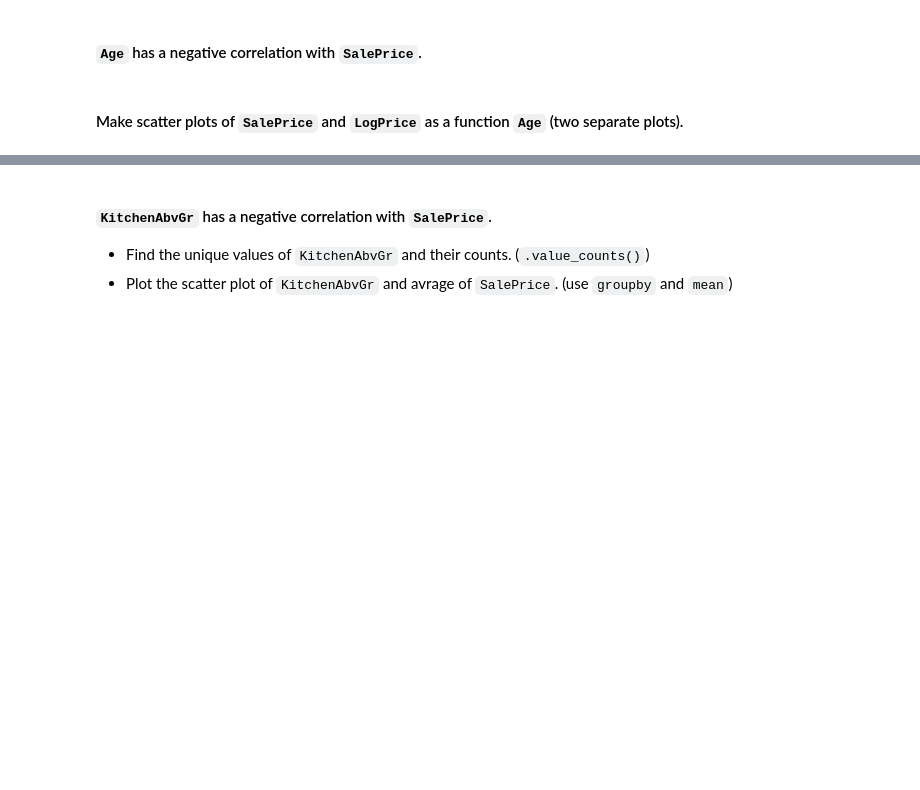
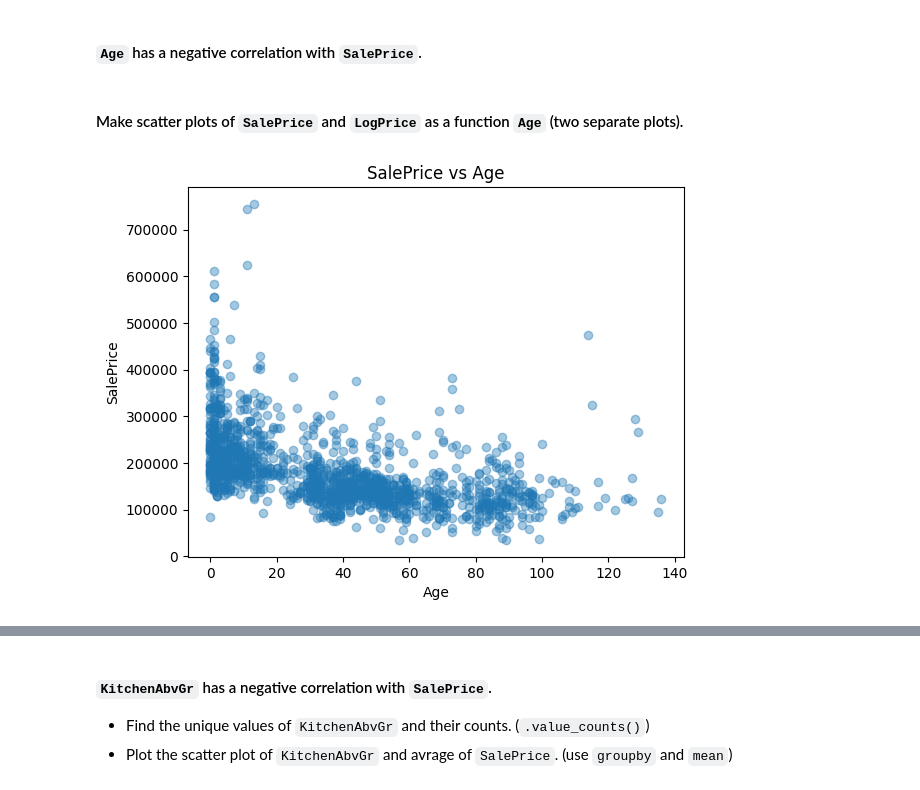
Before and after one commit to whatnirja/PyData2025, a Jupyter notebook: Lab_Week6_Regression/Lab6_Exercise.ipynb, the cells around one changed output, grey strips where cells are left out. Cells and saved outputs as stored; diff of their text form; code cells hidden in the pictures; blank space fills up the shorter version.

```diff
--- a/Lab_Week6_Regression/Lab6_Exercise.ipynb
+++ b/Lab_Week6_Regression/Lab6_Exercise.ipynb
@@ -515,3 +525,13 @@ Your text here ...
 #### `Age` has a negative correlation with `SalePrice`.
 # %% [markdown]
 #### Make scatter plots of `SalePrice` and `LogPrice` as a function `Age` (two separate plots).
+# %%
+if 'Age' in df_train.columns:
+    plt.figure()
+    plt.scatter(df_train['Age'], df_train['SalePrice'], alpha=0.4)
+    plt.xlabel('Age')
+    plt.ylabel('SalePrice')
+    plt.title('SalePrice vs Age')
+    plt.show()
+# %% [output]
+[figure, added]
```
Also changed, not shown: parts of 27 cells of this notebook.
